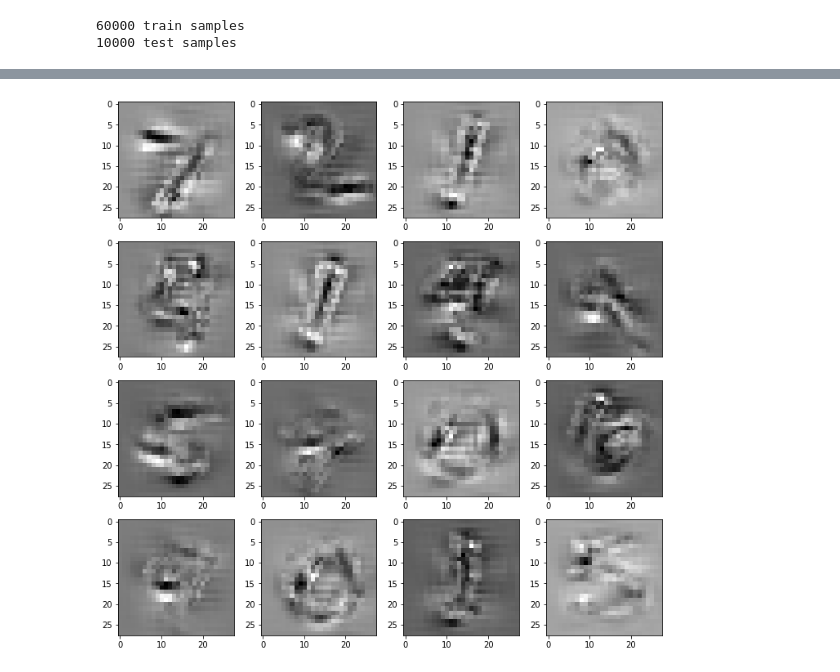
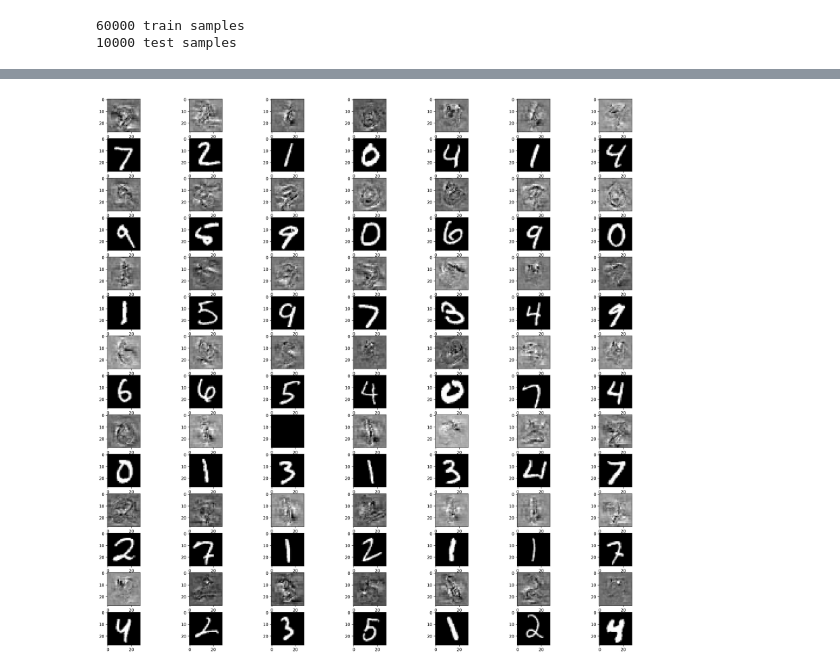
Before and after one commit to senyuan-juncheng/TensorProjectionLayer, a Jupyter notebook: TensorProjectionLayer.ipynb, the cells around one changed output, grey strips where cells are left out. Saved outputs shown, nothing was run; the diff lists cells and outputs as text; code cells hidden in the pictures.

```diff
--- a/TensorProjectionLayer.ipynb
+++ b/TensorProjectionLayer.ipynb
@@ -194,7 +194,7 @@ class TensorProjectionLayer(tf.keras.layers.Layer):
 # %%
 batch_size = 100;
 num_classes = 10;
-epochs = 1;
+epochs = 10;
 # prepare data
 (x_train, y_train), (x_test, y_test) = tf.keras.datasets.mnist.load_data();
 
@@ -228,11 +274,0 @@ y_test = tf.keras.utils.to_categorical(y_test, num_classes);
-# %%
-### TensorProjection Layer ###
-model = tf.keras.Sequential();
-model.add(tf.keras.layers.Conv2D(16, kernel_size=(3,3),strides=1, padding='same',activation='relu', input_shape=input_shape));
-model.add(tf.keras.layers.AveragePooling2D((2,2)));
-model.add(tf.keras.layers.Conv2D(32, kernel_size=(3,3),strides=1, padding='same',activation='relu'));
-model.add(TensorProjectionLayer(9, 9,16, regularization='total_variation', rate=1.0));
-model.add(tf.keras.layers.Flatten())
-model.add(tf.keras.layers.Dense(160, activation='relu'))
-model.add(tf.keras.layers.Dense(num_classes, activation='softmax'))
-model.compile(loss=tf.keras.losses.categorical_crossentropy, optimizer=tf.keras.optimizers.RMSprop(), metrics=['accuracy', tf.keras.metrics.categorical_crossentropy])
@@ -306,14 +328,27 @@ plt.show()
 # %%
+#### Compute Gradients For testing images ####
 x = tf.constant(x_test);
 with tf.GradientTape() as g:
     g.watch(x);
     y = model.call(x);
     loss = tf.keras.losses.categorical_crossentropy(y_test, y);
-dLdXtest = g.gradient(loss,x);
+model_dLdx_test = g.gradient(loss,x);
-# %%
-fig = plt.figure(figsize=(12,12))
-for i in range(16):
-    ax=fig.add_subplot(4,4,i+1);
-    ax.imshow(dLdXtest[i,:,:,0], cmap='gray');
-# %% [output]
-[figure, removed]
+# %%
+fig = plt.figure(figsize=(24,24),dpi=240);
+fig.tight_layout();
+I = 7;
+J = 7;
+for i in range(I):
+    for j in range(J):
+        m = i*J + j;
+        p = i*J*2+j+1;
+        ax=fig.add_subplot(I*2,J,p);
+        ax.imshow(model_dLdx_test[m,:,:,0], cmap='gray');
+        ax=fig.add_subplot(I*2,J,p+J);
+        ax.imshow(x_test[m,:,:,0], cmap='gray');
+# save
+# Dir
+os.makedirs('model-images', exist_ok=True);
+fig.savefig('model-images/dLdx_test.png');
+# %% [output]
+[figure, added]
```
Also changed, not shown: parts of 21 cells of this notebook.
